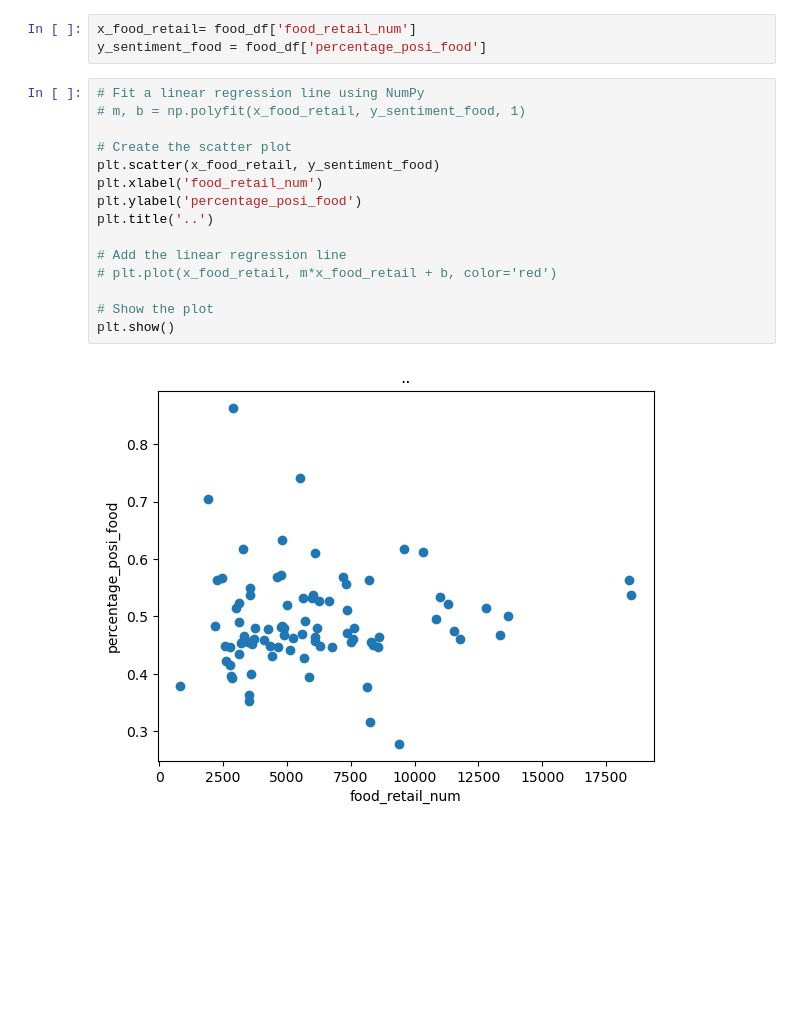
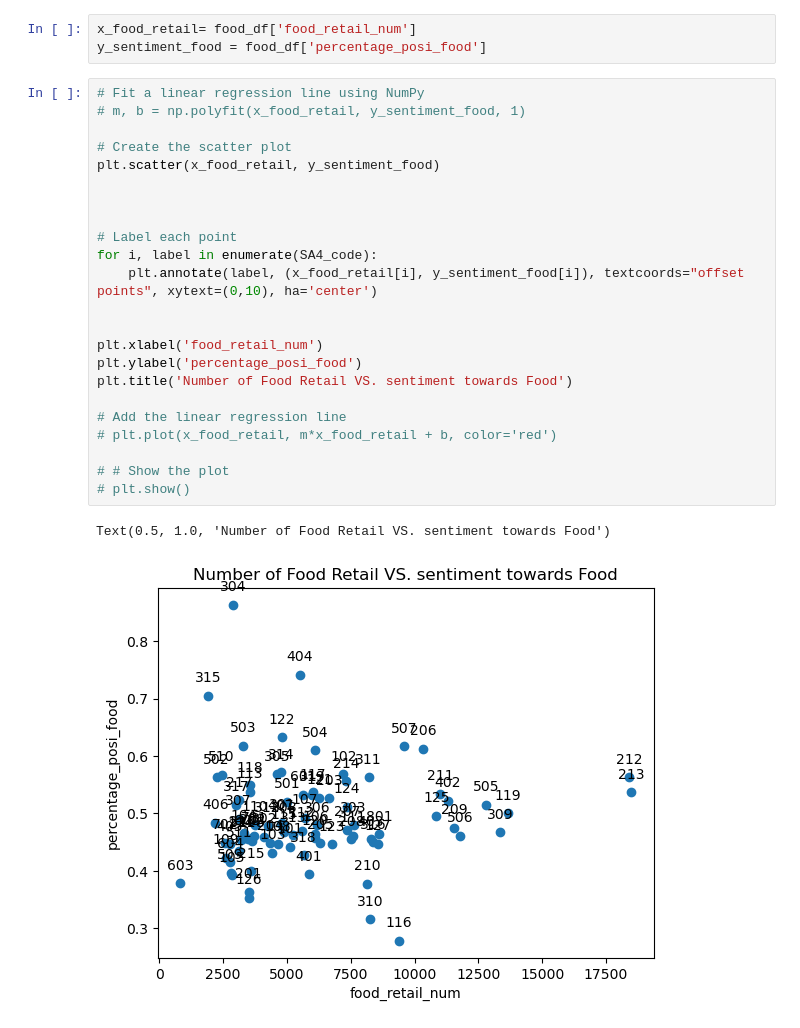
Before and after one commit to terrance2630/CCC_A2, a Jupyter notebook: processed_data_analysis/test.ipynb, the cells around one changed output. Saved outputs shown, nothing was run; the diff lists cells and outputs as text; blank space fills up the shorter version.

```diff
--- a/processed_data_analysis/test.ipynb
+++ b/processed_data_analysis/test.ipynb
@@ -342,17 +343,26 @@ y_sentiment_food = food_df['percentage_posi_food']
 # %%
 # Fit a linear regression line using NumPy
 # m, b = np.polyfit(x_food_retail, y_sentiment_food, 1)
 
 # Create the scatter plot
 plt.scatter(x_food_retail, y_sentiment_food)
+
+
+
+# Label each point
+for i, label in enumerate(SA4_code):
+    plt.annotate(label, (x_food_retail[i], y_sentiment_food[i]), textcoords="offset points", xytext=(0,10), ha='center')
+
+
 plt.xlabel('food_retail_num')
 plt.ylabel('percentage_posi_food')
-plt.title('..')
+plt.title('Number of Food Retail VS. sentiment towards Food')
 
 # Add the linear regression line
 # plt.plot(x_food_retail, m*x_food_retail + b, color='red')
 
-# Show the plot
-plt.show()
+# # Show the plot
+# plt.show()
 # %% [output]
+Text(0.5, 1.0, 'Number of Food Retail VS. sentiment towards Food')
-[figure, old version]
+[figure, new version]
```
Also changed, not shown: parts of 3 cells of this notebook, 14 other files.
